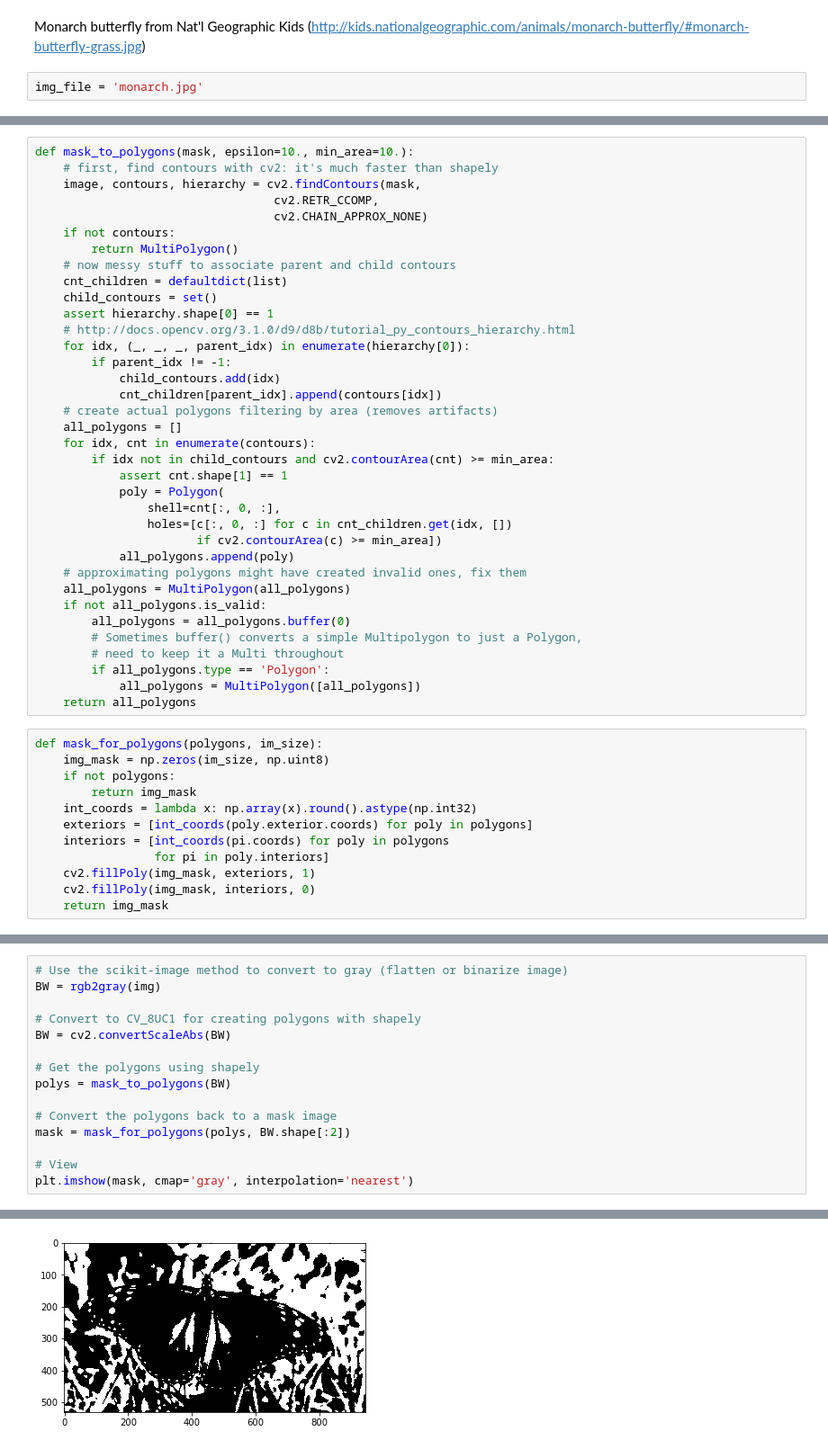
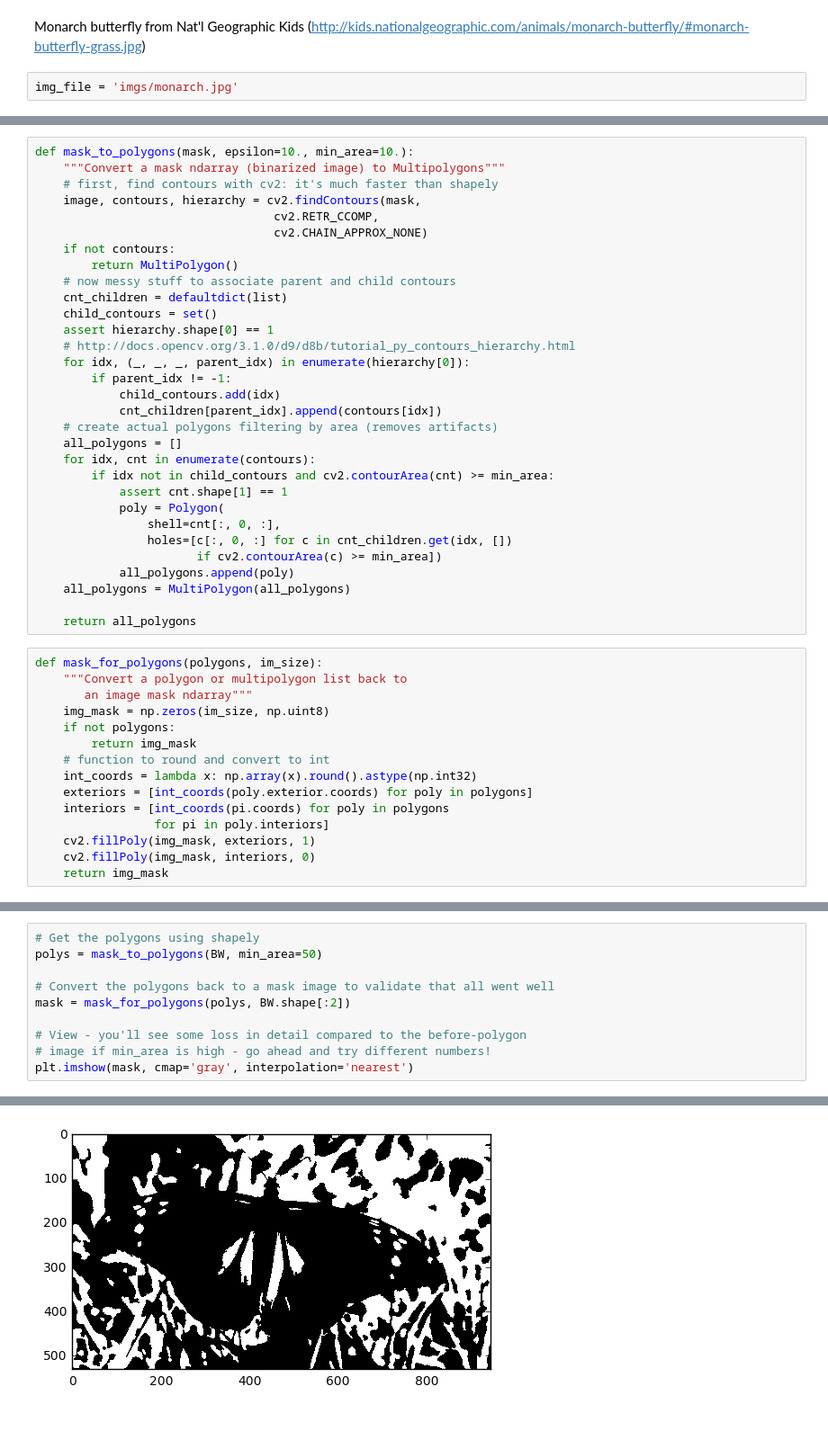
Before and after one commit to michhar/python-jupyter-notebooks, a Jupyter notebook: datatools/DealingWithGeospatialImages.ipynb, the cells around one changed output, grey strips where cells are left out. Shown at 90% size. Saved outputs shown, nothing was run; the diff lists cells and outputs as text; blank space fills up the shorter version.

Commit message:
more explanations and plots

```diff
--- a/datatools/DealingWithGeospatialImages.ipynb
+++ b/datatools/DealingWithGeospatialImages.ipynb
@@ -15,7 +14,7 @@ import json
 # %% [markdown]
 Monarch butterfly from Nat'l Geographic Kids (http://kids.nationalgeographic.com/animals/monarch-butterfly/#monarch-butterfly-grass.jpg)
 # %%
-img_file = 'monarch.jpg'
+img_file = 'imgs/monarch.jpg'
 # %%
 # Matplotlib reads as RGB
 img_plt = plt.imread(img_file)
@@ -42,5 +41,6 @@ plt.imshow(rgb)
 # %%
 def mask_to_polygons(mask, epsilon=10., min_area=10.):
+    """Convert a mask ndarray (binarized image) to Multipolygons"""
     # first, find contours with cv2: it's much faster than shapely
     image, contours, hierarchy = cv2.findContours(mask,
                                   cv2.RETR_CCOMP,
@@ -66,20 +66,17 @@ def mask_to_polygons(mask, epsilon=10., min_area=10.):
                 holes=[c[:, 0, :] for c in cnt_children.get(idx, [])
                        if cv2.contourArea(c) >= min_area])
             all_polygons.append(poly)
-    # approximating polygons might have created invalid ones, fix them
     all_polygons = MultiPolygon(all_polygons)
-    if not all_polygons.is_valid:
-        all_polygons = all_polygons.buffer(0)
-        # Sometimes buffer() converts a simple Multipolygon to just a Polygon,
-        # need to keep it a Multi throughout
-        if all_polygons.type == 'Polygon':
-            all_polygons = MultiPolygon([all_polygons])
+
     return all_polygons
 # %%
 def mask_for_polygons(polygons, im_size):
+    """Convert a polygon or multipolygon list back to
+       an image mask ndarray"""
     img_mask = np.zeros(im_size, np.uint8)
     if not polygons:
         return img_mask
+    # function to round and convert to int
     int_coords = lambda x: np.array(x).round().astype(np.int32)
     exteriors = [int_coords(poly.exterior.coords) for poly in polygons]
     interiors = [int_coords(pi.coords) for poly in polygons
@@ -99,16 +117,11 @@ plt.imshow(img)
 # %%
-# Use the scikit-image method to convert to gray (flatten or binarize image)
-BW = rgb2gray(img)
+# Get the polygons using shapely
+polys = mask_to_polygons(BW, min_area=50)
 
-# Convert to CV_8UC1 for creating polygons with shapely
-BW = cv2.convertScaleAbs(BW)
-
-# Get the polygons using shapely
-polys = mask_to_polygons(BW)
-
-# Convert the polygons back to a mask image
+# Convert the polygons back to a mask image to validate that all went well
 mask = mask_for_polygons(polys, BW.shape[:2])
 
-# View
+# View - you'll see some loss in detail compared to the before-polygon
+# image if min_area is high - go ahead and try different numbers!
 plt.imshow(mask, cmap='gray', interpolation='nearest')
 # %% [output]
@@ -117,4 +129,4 @@ Self-intersection at or near point 0 304
-[figure, old version]
+[figure, new version]
 # %%
 im2, contours, hierarchy = cv2.findContours(BW, cv2.RETR_CCOMP, cv2.CHAIN_APPROX_NONE)
 plt.imshow(cv2.drawContours(im2, contours, -1, (0,255,0), 3))
```
Also changed, not shown: parts of 9 cells of this notebook, 8 other files.
